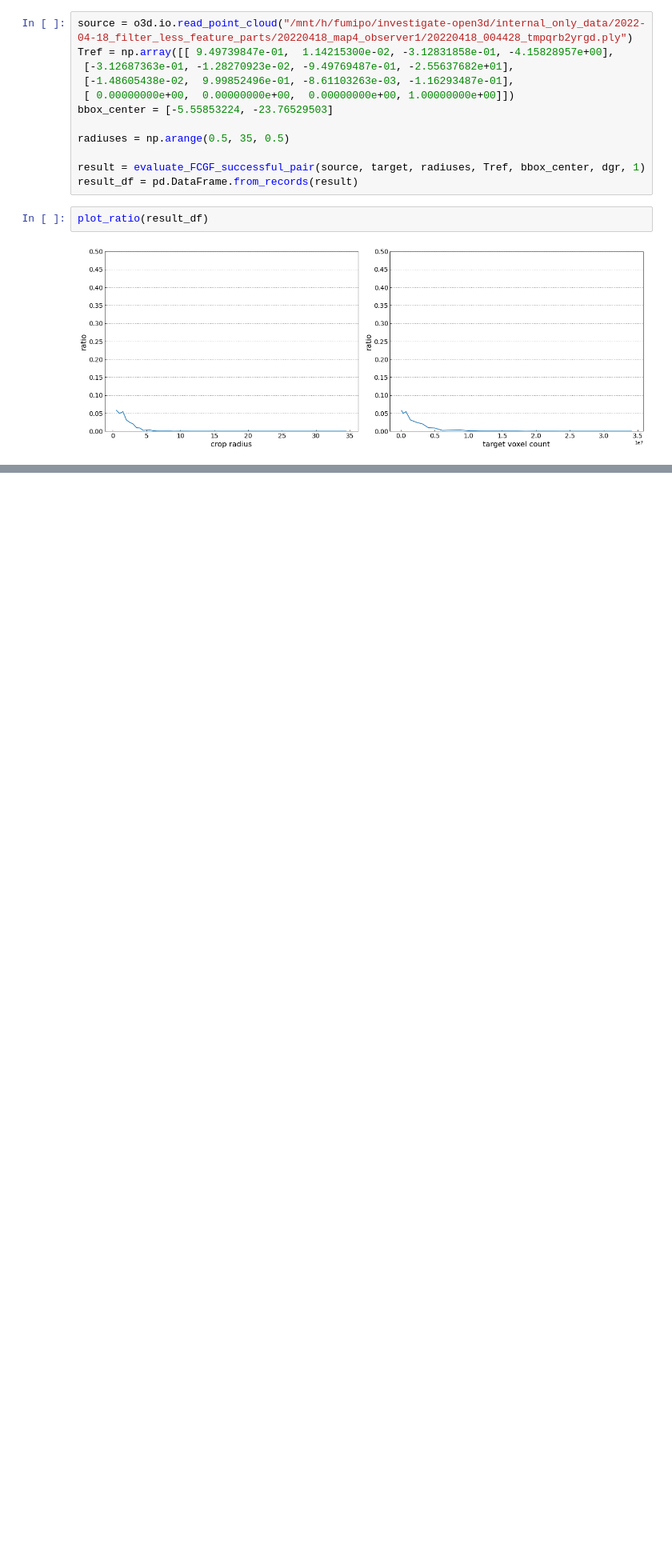
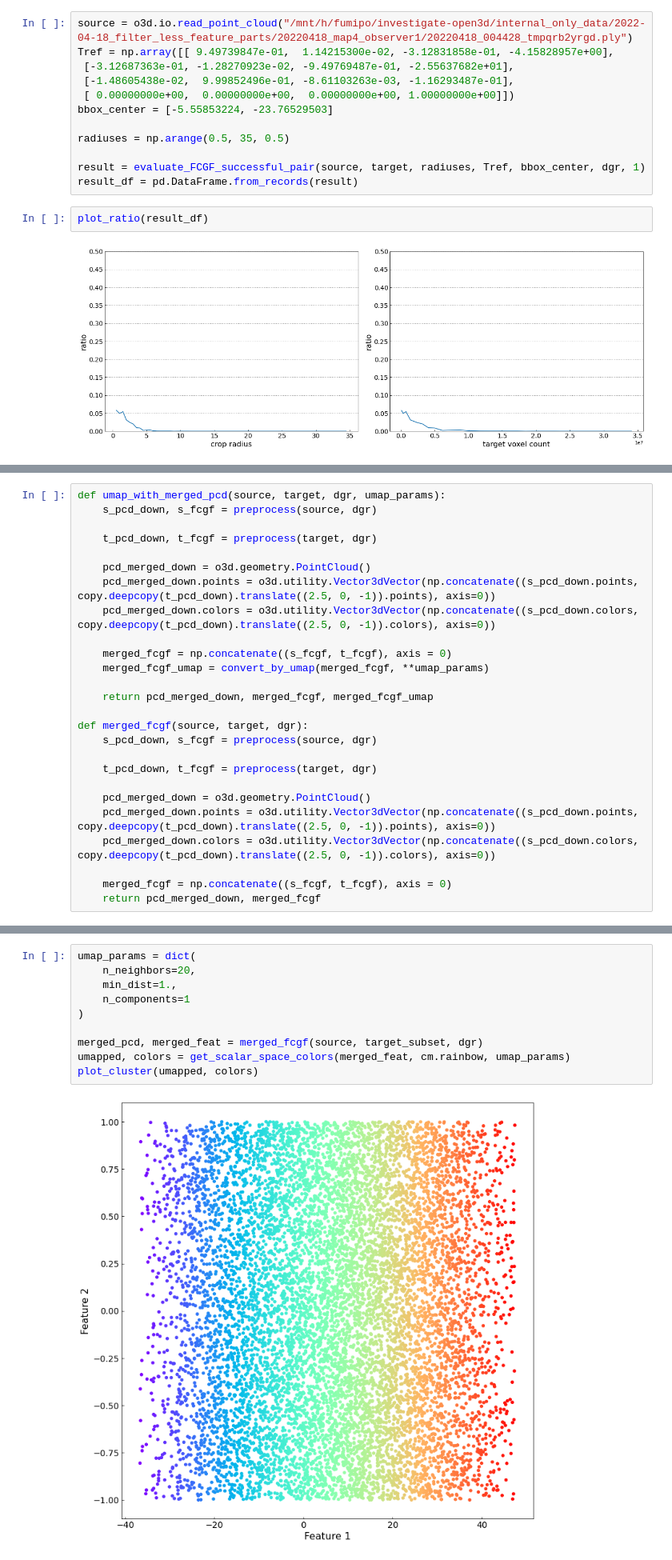
Before and after one commit to Fumipo-Theta/DeepGlobalRegistration, a Jupyter notebook: dgr_handson.ipynb, the cells around one changed output, grey strips where cells are left out. Shown at 80% size. Saved outputs shown, nothing was run; the diff lists cells and outputs as text; blank space fills up the shorter version.

```diff
--- a/dgr_handson.ipynb
+++ b/dgr_handson.ipynb
@@ -342,0 +590,26 @@ plot_ratio(result_df)
+# %%
+def umap_with_merged_pcd(source, target, dgr, umap_params):
+    s_pcd_down, s_fcgf = preprocess(source, dgr)
+
+    t_pcd_down, t_fcgf = preprocess(target, dgr)
+
+    pcd_merged_down = o3d.geometry.PointCloud()
+    pcd_merged_down.points = o3d.utility.Vector3dVector(np.concatenate((s_pcd_down.points, copy.deepcopy(t_pcd_down).translate((2.5, 0, -1)).points), axis=0))
+    pcd_merged_down.colors = o3d.utility.Vector3dVector(np.concatenate((s_pcd_down.colors, copy.deepcopy(t_pcd_down).translate((2.5, 0, -1)).colors), axis=0))
+
+    merged_fcgf = np.concatenate((s_fcgf, t_fcgf), axis = 0)
+    merged_fcgf_umap = convert_by_umap(merged_fcgf, **umap_params)
+
+    return pcd_merged_down, merged_fcgf, merged_fcgf_umap
+
+def merged_fcgf(source, target, dgr):
+    s_pcd_down, s_fcgf = preprocess(source, dgr)
+
+    t_pcd_down, t_fcgf = preprocess(target, dgr)
+
+    pcd_merged_down = o3d.geometry.PointCloud()
+    pcd_merged_down.points = o3d.utility.Vector3dVector(np.concatenate((s_pcd_down.points, copy.deepcopy(t_pcd_down).translate((2.5, 0, -1)).points), axis=0))
+    pcd_merged_down.colors = o3d.utility.Vector3dVector(np.concatenate((s_pcd_down.colors, copy.deepcopy(t_pcd_down).translate((2.5, 0, -1)).colors), axis=0))
+
+    merged_fcgf = np.concatenate((s_fcgf, t_fcgf), axis = 0)
+    return pcd_merged_down, merged_fcgf
@@ -342,0 +683,12 @@ plot_ratio(result_df)
+# %%
+umap_params = dict(
+    n_neighbors=20,
+    min_dist=1.,
+    n_components=1
+)
+
+merged_pcd, merged_feat = merged_fcgf(source, target_subset, dgr)
+umapped, colors = get_scalar_space_colors(merged_feat, cm.rainbow, umap_params)
+plot_cluster(umapped, colors)
+# %% [output]
+[figure, added]
```
Also changed, not shown: parts of 32 cells of this notebook.
